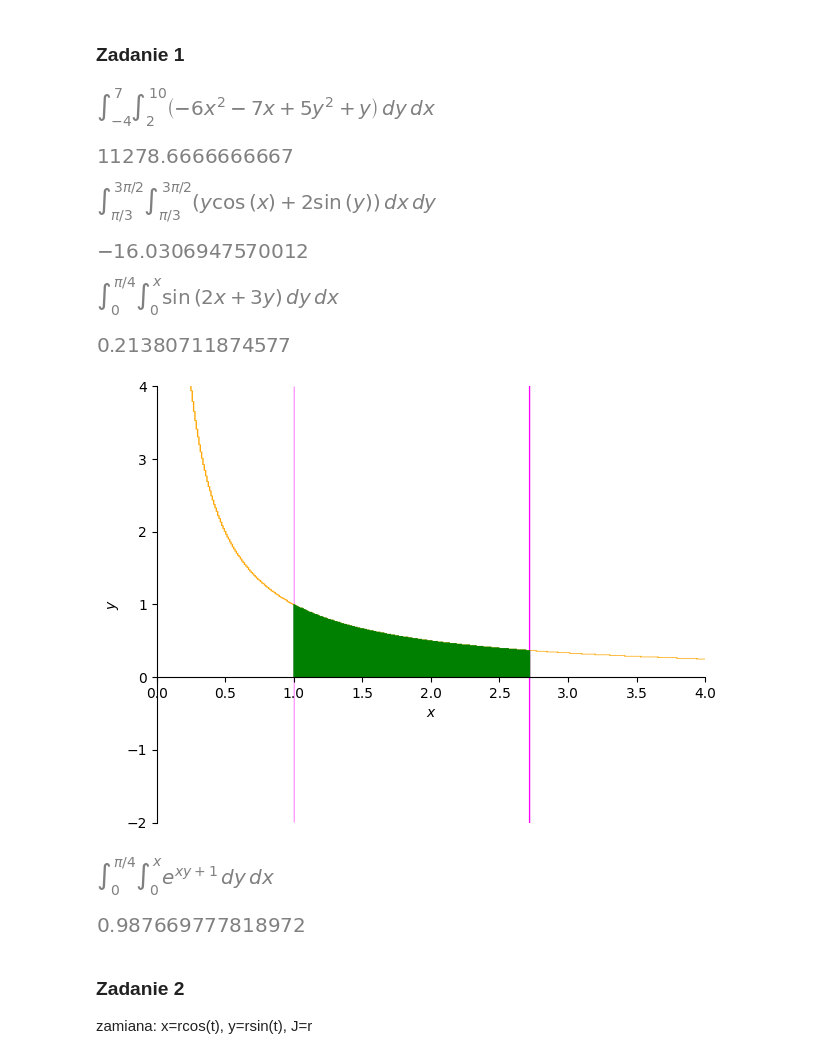
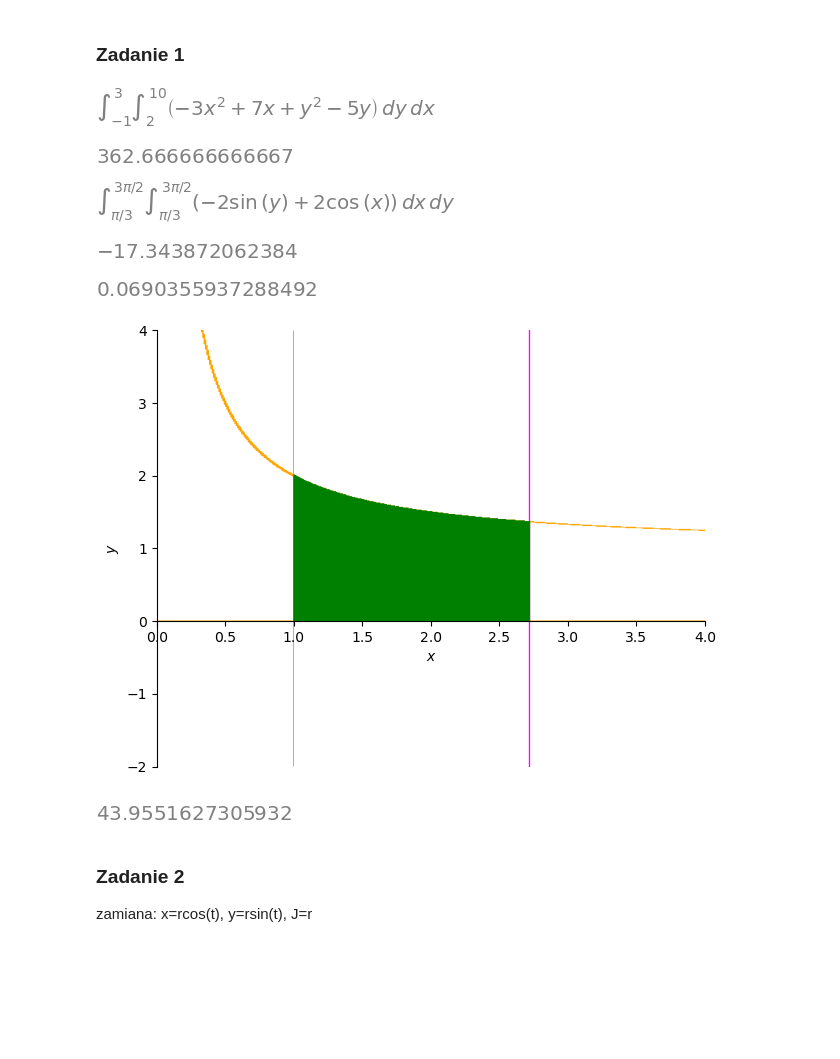
Before and after one commit to pzajaczkowski/ONWP, a Jupyter notebook: lista4/lista4.ipynb, the cells around one changed output. Saved outputs shown, nothing was run; the diff lists cells and outputs as text; code cells hidden in the pictures; blank space fills up the shorter version.

```diff
--- a/lista4/lista4.ipynb
+++ b/lista4/lista4.ipynb
@@ -9,53 +9,53 @@ x, y, z, l, r, t = symbols("x y z l r t", real=True)
 ### Zadanie 1
 # %%
 # a
-f = -7 * x + y - 6 * x ** 2 + 5 * y ** 2
-cal = Integral(f, (y, 2, 10), (x, -4, 7))
+f = 7 * x - 5 * y - 3 * x**2 + y**2
+cal = Integral(f, (y, 2, 10), (x, -1, 3))
 display(cal)
 cal.doit().evalf()
 # %% [output]
-[figure, old version]
+[figure, new version]
-[figure, old version]
+[figure, new version]
 # %%
 # b
-f = y * cos(x) + 2 * sin(y)
+f = 2 * cos(x) - 2 * sin(y)
 cal = Integral(f, (x, pi / 3, 3 * pi / 2), (y, pi / 3, 3 * pi / 2))
 display(cal)
 cal.doit().evalf()
 # %% [output]
-[figure, old version]
+[figure, new version]
-[figure, old version]
+[figure, new version]
 # %%
 # c
-f = sin(2 * x + 3 * y)
+f = sin(2 * x - 3 * y)
 cal = Integral(f, (y, 0, x), (x, 0, pi / 4))
-display(cal)
+# display(cal)
 cal.doit().evalf()
 # %% [output]
-[figure, old version]
+[figure, new version]
-[figure, removed]
 # %%
 # d
 plt1 = plot_implicit(Eq(x, 1), (x, 0, 4), (y, -2, 4), line_color="magenta", show=False)
 plt2 = plot_implicit(x - E, line_color="magenta", show=False)
 plt3 = plot_implicit(y, x_var=x, line_color="orange", show=False)
-plt4 = plot_implicit(Eq(y, 1 / x), line_color="orange", show=False)
-plt5 = plot_implicit(And(x >= 1, x <= E, y >= 0, y <= 1 / x), line_color="green", show=False)
+plt4 = plot_implicit(Eq(y, (x + 1) / x), line_color="orange", show=False)
+plt5 = plot_implicit(
+    And(x >= 1, x <= E, y >= 0, y <= (x + 1) / x), line_color="green", show=False
+)
 plt1.append(plt2[0])
 plt1.append(plt3[0])
 plt1.append(plt4[0])
 plt1.append(plt5[0])
 plt1.show()
 # %% [output]
-[figure, old version]
+[figure, new version]
 # %%
 # d
 f = exp(x * y + 1)
-cal = Integral(f, (y, 0, x), (x, 0, pi / 4))
-display(cal)
+cal = Integral(f, (y, 0, (x + 1) / x), (x, 1, E))
+# display(cal)
 cal.doit().evalf()
 # %% [output]
-[figure, old version]
+[figure, new version]
-[figure, removed]
 # %% [markdown]
 ### Zadanie 2
```
Also changed, not shown: parts of 49 cells of this notebook, 1 other file.
